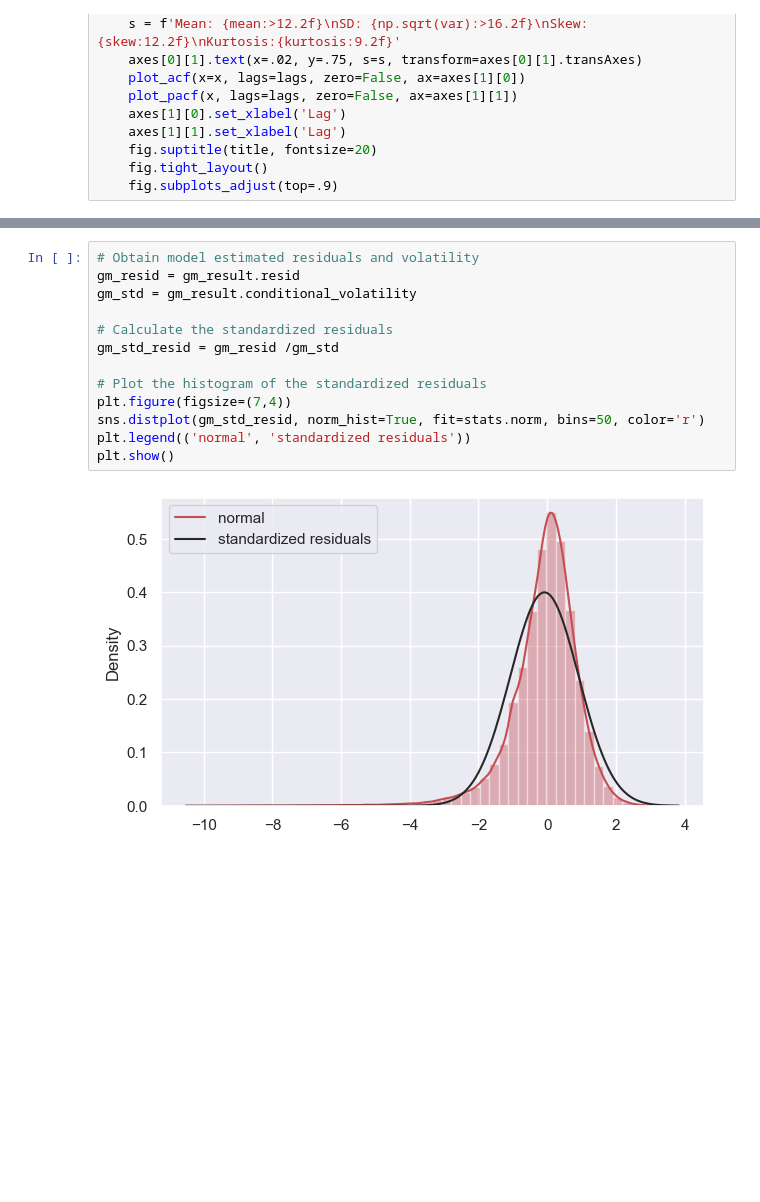
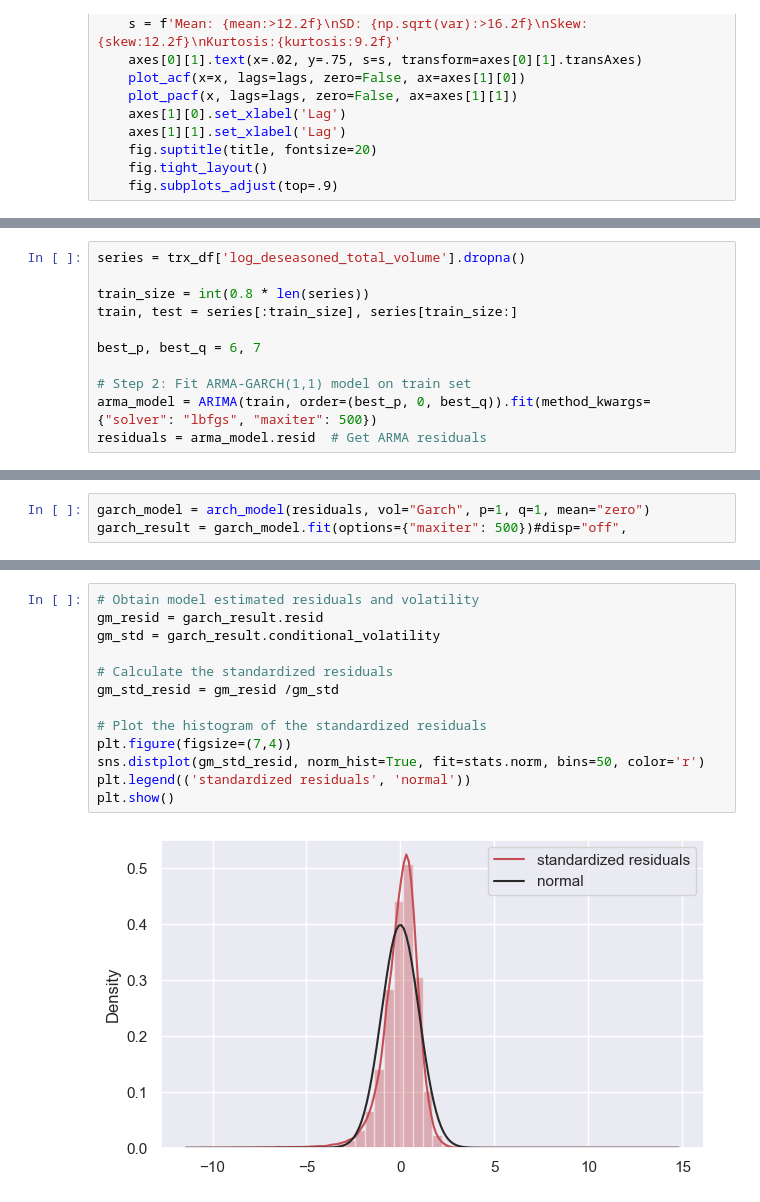
Before and after one commit to pfurjesz/MLFCS, a Jupyter notebook: ARMA_GARCH.ipynb, the cells around one changed output, grey strips where cells are left out. Cells and saved outputs as stored; diff of their text form; blank space fills up the shorter version.

```diff
--- a/ARMA_GARCH.ipynb
+++ b/ARMA_GARCH.ipynb
@@ -84,0 +143,11 @@ trx_df.loc[trx_df.isna().any(axis=1)]
+# %%
+series = trx_df['log_deseasoned_total_volume'].dropna()
+
+train_size = int(0.8 * len(series))
+train, test = series[:train_size], series[train_size:]
+
+best_p, best_q = 6, 7
+
+# Step 2: Fit ARMA-GARCH(1,1) model on train set
+arma_model = ARIMA(train, order=(best_p, 0, best_q)).fit(method_kwargs={"solver": "lbfgs", "maxiter": 500})
+residuals = arma_model.resid  # Get ARMA residuals
@@ -108,0 +184,3 @@ Optimization terminated successfully    (Exit mode 0)
+# %%
+garch_model = arch_model(residuals, vol="Garch", p=1, q=1, mean="zero")
+garch_result = garch_model.fit(options={"maxiter": 500})#disp="off",
@@ -135,15 +236,15 @@ plt.show()
 # %%
 # Obtain model estimated residuals and volatility
-gm_resid = gm_result.resid
-gm_std = gm_result.conditional_volatility
+gm_resid = garch_result.resid
+gm_std = garch_result.conditional_volatility
 
 # Calculate the standardized residuals
 gm_std_resid = gm_resid /gm_std
 
 # Plot the histogram of the standardized residuals
 plt.figure(figsize=(7,4))
 sns.distplot(gm_std_resid, norm_hist=True, fit=stats.norm, bins=50, color='r')
-plt.legend(('normal', 'standardized residuals'))
+plt.legend(('standardized residuals', 'normal'))
 plt.show()
 # %% [output]
-[figure, old version]
+[figure, new version]
```
Also changed, not shown: parts of 33 cells of this notebook, 1 other file.
